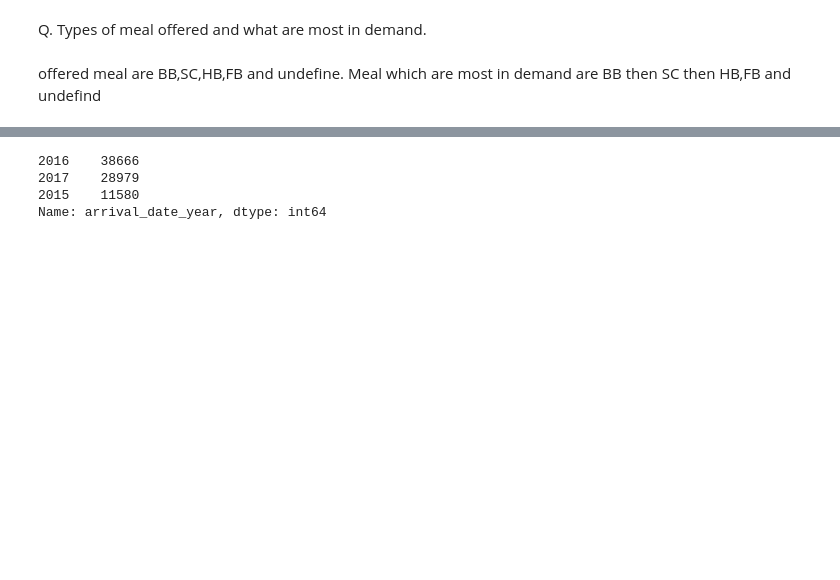
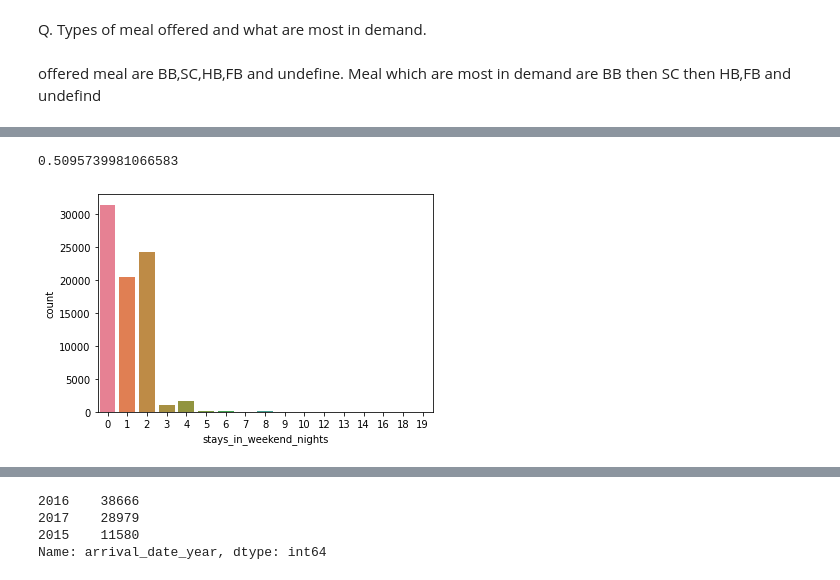
Before and after one commit to Pawan-kumar-Singh/Hotel_Booking-_Analysis, a Jupyter notebook: Hotel_Booking_Analysis_Capstone_Project.ipynb, the cells around one changed output, grey strips where cells are left out. Saved outputs shown, nothing was run; the diff lists cells and outputs as text; code cells hidden in the pictures; blank space fills up the shorter version.

```diff
--- a/Hotel_Booking_Analysis_Capstone_Project.ipynb
+++ b/Hotel_Booking_Analysis_Capstone_Project.ipynb
@@ -757,0 +772,7 @@ offered meal are BB,SC,HB,FB and undefine. Meal which are most in demand are BB
+# %%
+df.stays_in_weekend_nights.value_counts()
+sns.countplot(x=df['stays_in_weekend_nights'],palette='husl')
+print(df.stays_in_weekend_nights.mean()/2)
+# %% [output]
+0.5095739981066583
+[figure, added]
```
Also changed, not shown: parts of 14 cells of this notebook.
